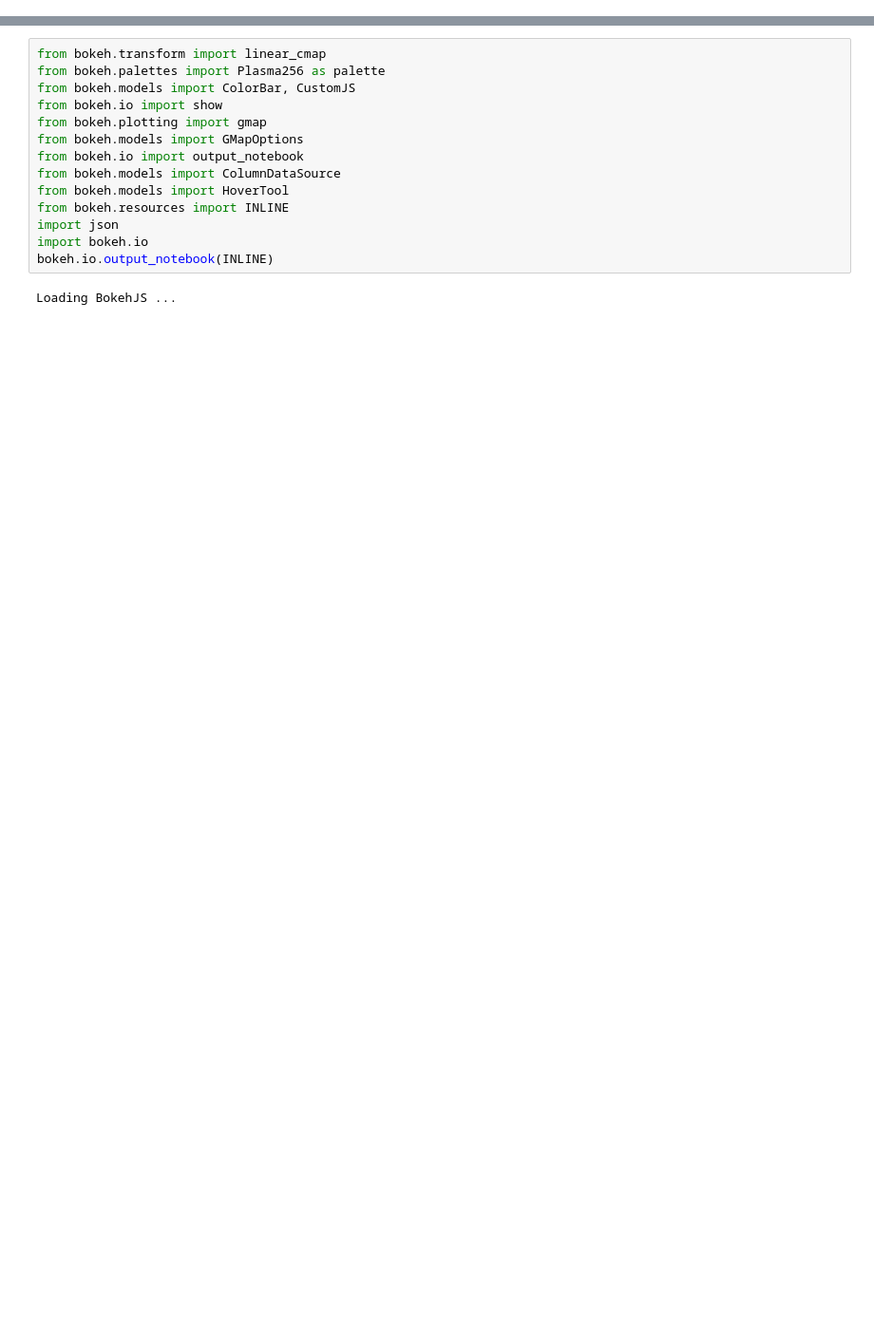
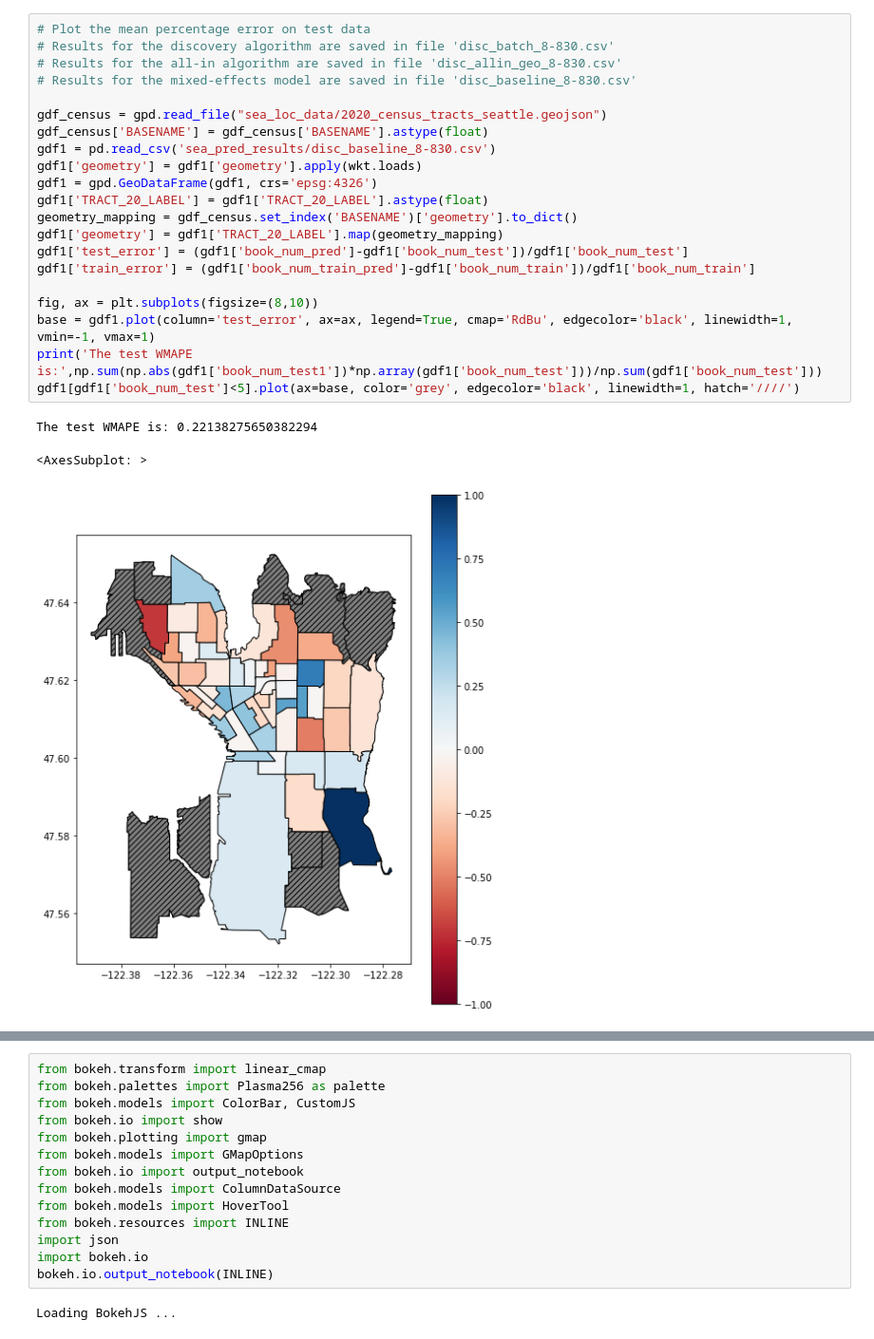
Before and after one commit to angxu1/bike_sharing, a Jupyter notebook: bikesharing_seattle_data.ipynb, the cells around one changed output, grey strips where cells are left out. Shown at 95% size. Drawn from its saved outputs; the diff is of its cells as text; blank space fills up the shorter version.

```diff
--- a/bikesharing_seattle_data.ipynb
+++ b/bikesharing_seattle_data.ipynb
@@ -339,0 +648,25 @@ We use the average walking distance and the stock-out ratio computed in previous
+# %%
+# Plot the mean percentage error on test data
+# Results for the discovery algorithm are saved in file 'disc_batch_8-830.csv'
+# Results for the all-in algorithm are saved in file 'disc_allin_geo_8-830.csv'
+# Results for the mixed-effects model are saved in file 'disc_baseline_8-830.csv'
+
+gdf_census = gpd.read_file("sea_loc_data/2020_census_tracts_seattle.geojson")
+gdf_census['BASENAME'] = gdf_census['BASENAME'].astype(float)
+gdf1 = pd.read_csv('sea_pred_results/disc_baseline_8-830.csv')
+gdf1['geometry'] = gdf1['geometry'].apply(wkt.loads)
+gdf1 = gpd.GeoDataFrame(gdf1, crs='epsg:4326')
+gdf1['TRACT_20_LABEL'] = gdf1['TRACT_20_LABEL'].astype(float)
+geometry_mapping = gdf_census.set_index('BASENAME')['geometry'].to_dict()
+gdf1['geometry'] = gdf1['TRACT_20_LABEL'].map(geometry_mapping)
+gdf1['test_error'] = (gdf1['book_num_pred']-gdf1['book_num_test'])/gdf1['book_num_test']
+gdf1['train_error'] = (gdf1['book_num_train_pred']-gdf1['book_num_train'])/gdf1['book_num_train']
+
+fig, ax = plt.subplots(figsize=(8,10))
+base = gdf1.plot(column='test_error', ax=ax, legend=True, cmap='RdBu', edgecolor='black', linewidth=1, vmin=-1, vmax=1)
+print('The test WMAPE is:',np.sum(np.abs(gdf1['book_num_test1'])*np.array(gdf1['book_num_test']))/np.sum(gdf1['book_num_test']))
+gdf1[gdf1['book_num_test']<5].plot(ax=base, color='grey', edgecolor='black', linewidth=1, hatch='////')
+# %% [output]
+The test WMAPE is: 0.22138275650382294
+<AxesSubplot: >
+[figure, added]
```
Also changed, not shown: parts of 61 cells of this notebook, 20 other files.
